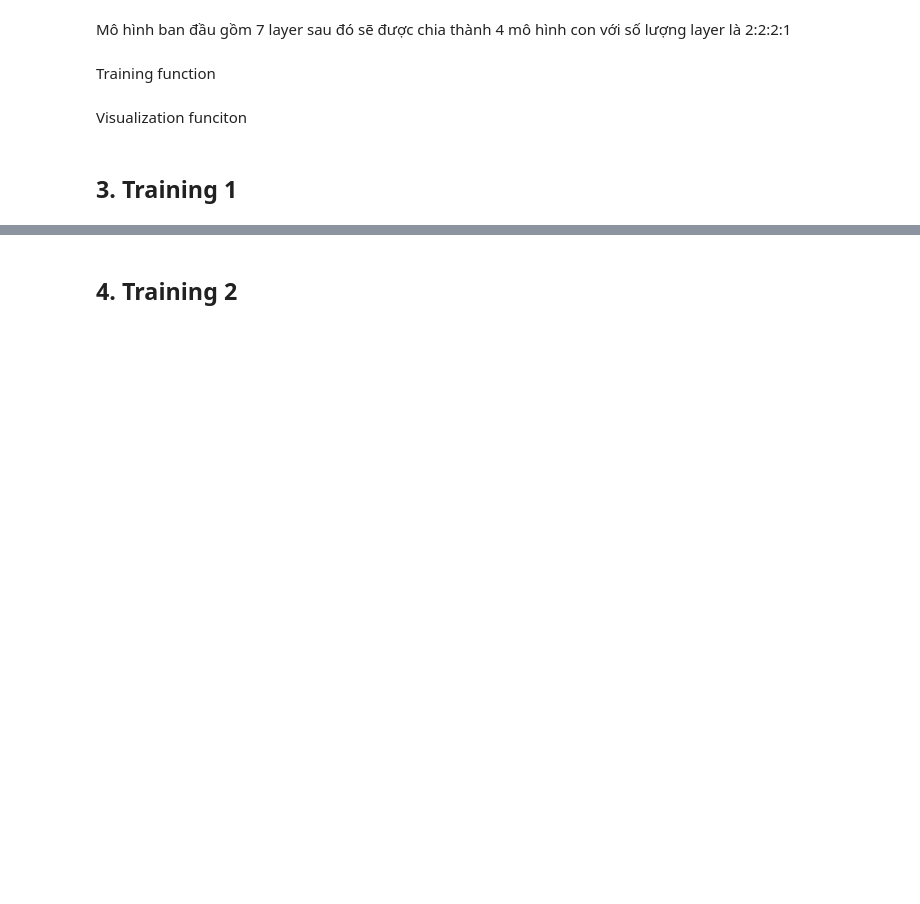
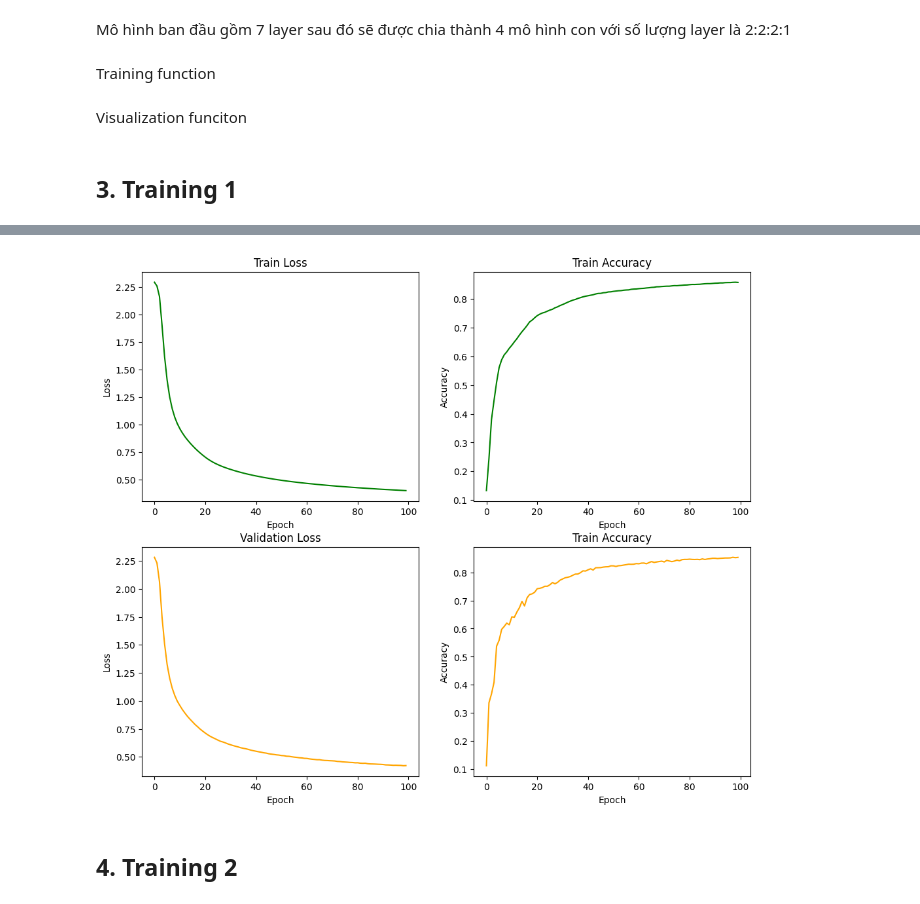
Before and after one commit to mylethidiem/artificial-intelligence-learning-projects, a Jupyter notebook: Architecture Project Gradient Vanishing in MLP/6_TrainLayersSeparately.ipynb, the cells around one changed output, grey strips where cells are left out. Saved outputs shown, nothing was run; the diff lists cells and outputs as text; code cells hidden in the pictures; blank space fills up the shorter version.

Commit message:
[WIP][Gradient Vanishing in MLP] Improving prevent vanishing gradient by using train layers separately

```diff
--- a/Architecture Project Gradient Vanishing in MLP/6_TrainLayersSeparately.ipynb
+++ b/Architecture Project Gradient Vanishing in MLP/6_TrainLayersSeparately.ipynb
@@ -109,2 +123,14 @@ criterion = nn.CrossEntropyLoss()
+# %%
+input_dims = 784 #28x28 pixel = 784 pixel
+output_dims = 128
+
+# Khởi tạo các module thành phần, ở mạng này ta có 4 module thành phần theo tỷ lệ 2:2:2:1
+first = MLP_2layers(input_dims, output_dims)
+second = MLP_2layers(input_dims, output_dims)
+third = MLP_2layers(input_dims, output_dims)
+fourth = MLP_1layer(input_dims, output_dims)
+
+lr = 1e-2
+criterion = nn.CrossEntropyLoss()
 # %% [markdown]
 Training function
@@ -111,4 +202,21 @@ Training function
 # %% [markdown]
 Visualization funciton
+# %%
+def visualization_train(train_loss_list, train_acc_list, val_loss_list, val_acc_list):
+  fig, ax = plt.subplots(2, 2, figsize=(12,10))
+
+  ax[0,0].plot(train_loss_list, color='green')
+  ax[0,0].set(title='Train Loss', xlabel='Epoch', ylabel='Loss')
+
+  ax[0,1].plot(train_acc_list, color='green')
+  ax[0,1].set(title='Train Accuracy', xlabel='Epoch', ylabel='Accuracy')
+
+  ax[1,0].plot(val_loss_list, color='orange')
+  ax[1,0].set(title='Validation Loss', xlabel='Epoch', ylabel='Loss')
+
+  ax[1,1].plot(val_acc_list, color='orange')
+  ax[1,1].set(title='Train Accuracy', xlabel='Epoch', ylabel='Accuracy')
+
+  plt.show()
 # %% [markdown]
 ## **3. Training 1**
@@ -118,0 +223,11 @@ Visualization funciton
+# %%
+# initialize
+model = nn.Sequential(
+    first,
+    nn.Linear(128, 10)
+).to(device)
+
+optimizer = optim.SGD(model.parameters(), lr=lr)
+# %%
+# training code
+train_loss_list, train_acc_list, val_loss_list, val_acc_list = train_model(model, optimizer, epochs=100)
@@ -119,2 +252,6 @@ Visualization funciton
+# %%
+visualization_train(train_loss_list, train_acc_list, val_loss_list, val_acc_list)
+# %% [output]
+[figure, added]
 # %% [markdown]
 ## **4. Training 2**
```
Also changed, not shown: parts of 37 cells of this notebook.
